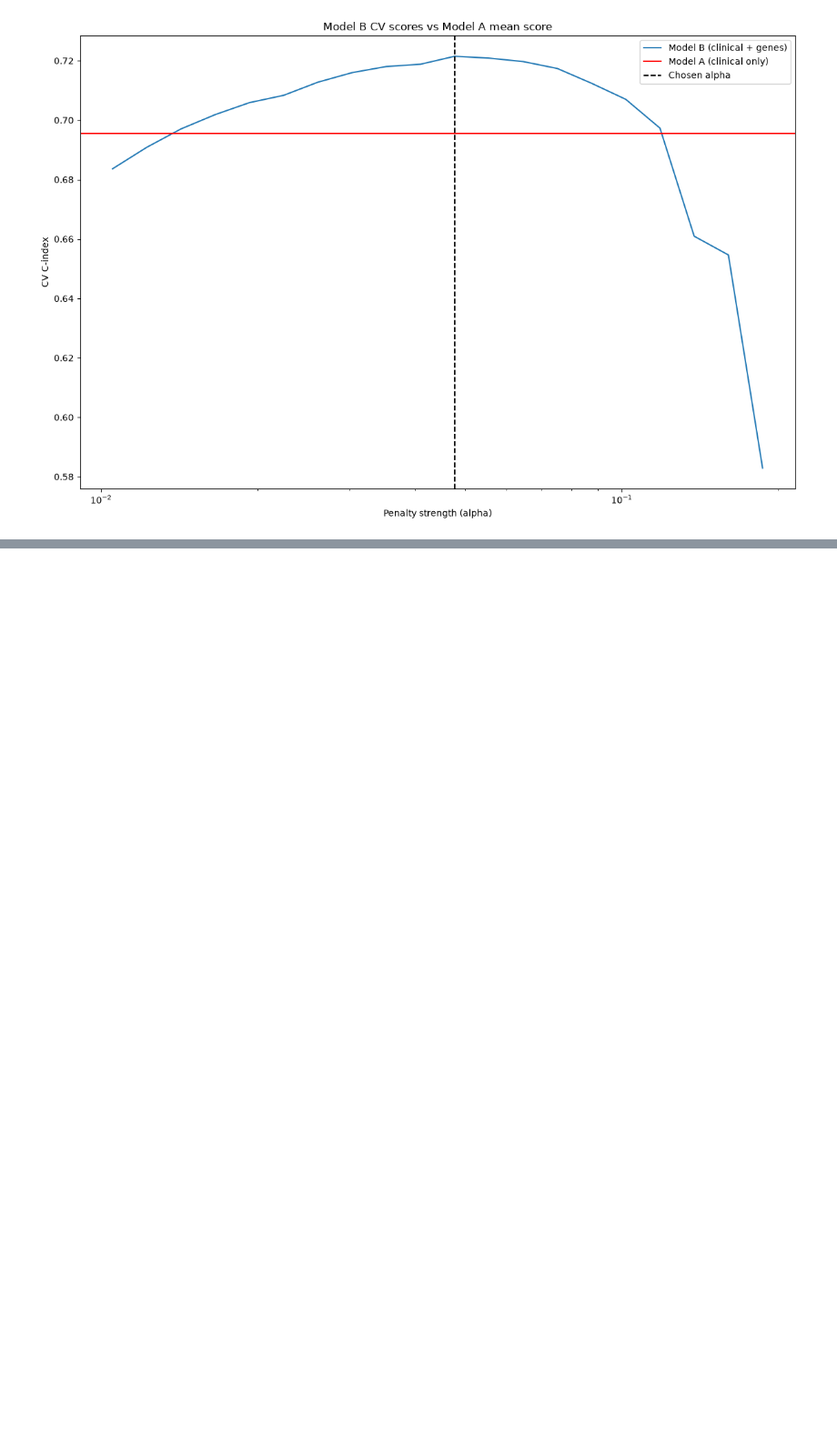
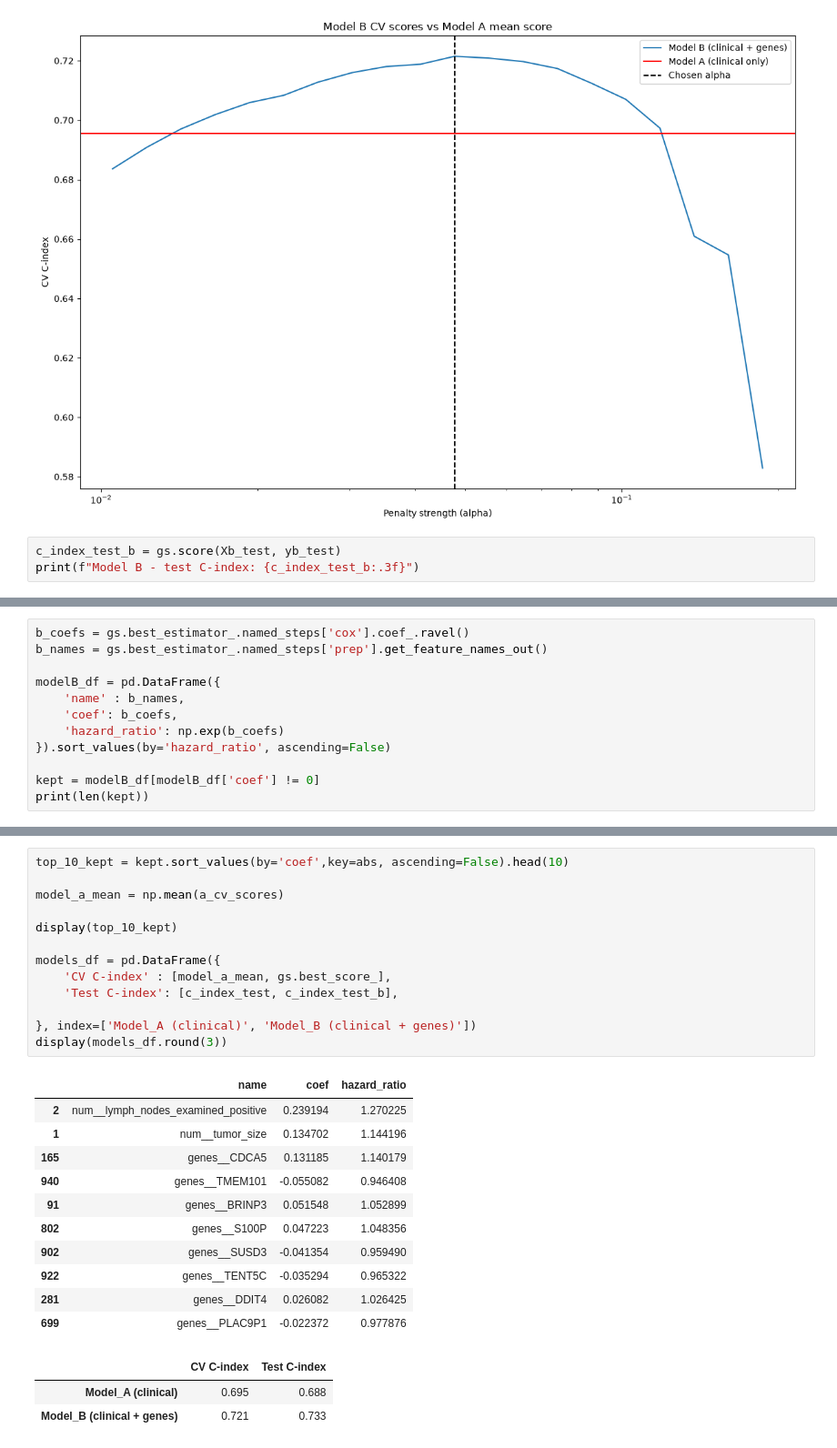
Before and after one commit to cankale/metabric-survival, a Jupyter notebook: src/04_cox_models.ipynb, the cells around one changed output, grey strips where cells are left out. Shown at 91% size. Saved outputs shown, nothing was run; the diff lists cells and outputs as text; blank space fills up the shorter version.

```diff
--- a/src/04_cox_models.ipynb
+++ b/src/04_cox_models.ipynb
@@ -355,3 +357,6 @@ fig.savefig('../reports/figures/model_b_alpha_tuning.png', dpi=150, bbox_inches=
 plt.show()
 # %% [output]
 [figure]
+# %%
+c_index_test_b = gs.score(Xb_test, yb_test)
+print(f"Model B - test C-index: {c_index_test_b:.3f}")
@@ -357,0 +365,12 @@ plt.show()
+# %%
+b_coefs = gs.best_estimator_.named_steps['cox'].coef_.ravel()
+b_names = gs.best_estimator_.named_steps['prep'].get_feature_names_out()
+
+modelB_df = pd.DataFrame({
+    'name' : b_names,
+    'coef': b_coefs,
+    'hazard_ratio': np.exp(b_coefs)
+}).sort_values(by='hazard_ratio', ascending=False)
+
+kept = modelB_df[modelB_df['coef'] != 0]
+print(len(kept))
@@ -357,0 +386,28 @@ plt.show()
+# %%
+top_10_kept = kept.sort_values(by='coef',key=abs, ascending=False).head(10)
+
+model_a_mean = np.mean(a_cv_scores)
+
+display(top_10_kept)
+
+models_df = pd.DataFrame({
+    'CV C-index' : [model_a_mean, gs.best_score_],
+    'Test C-index': [c_index_test, c_index_test_b],
+
+}, index=['Model_A (clinical)', 'Model_B (clinical + genes)'])
+display(models_df.round(3))
+# %% [output]
+|  | name | coef | hazard_ratio |
+| 2 | num__lymph_nodes_examined_positive | 0.239194 | 1.270225 |
+| 1 | num__tumor_size | 0.134702 | 1.144196 |
+| 165 | genes__CDCA5 | 0.131185 | 1.140179 |
+| 940 | genes__TMEM101 | -0.055082 | 0.946408 |
+| 91 | genes__BRINP3 | 0.051548 | 1.052899 |
+| 802 | genes__S100P | 0.047223 | 1.048356 |
+| 902 | genes__SUSD3 | -0.041354 | 0.959490 |
+| 922 | genes__TENT5C | -0.035294 | 0.965322 |
+| 281 | genes__DDIT4 | 0.026082 | 1.026425 |
+| 699 | genes__PLAC9P1 | -0.022372 | 0.977876 |
+|  | CV C-index | Test C-index |
+| Model_A (clinical) | 0.695 | 0.688 |
+| Model_B (clinical + genes) | 0.721 | 0.733 |
```
Also changed, not shown: parts of 8 cells of this notebook, 1 other file.
